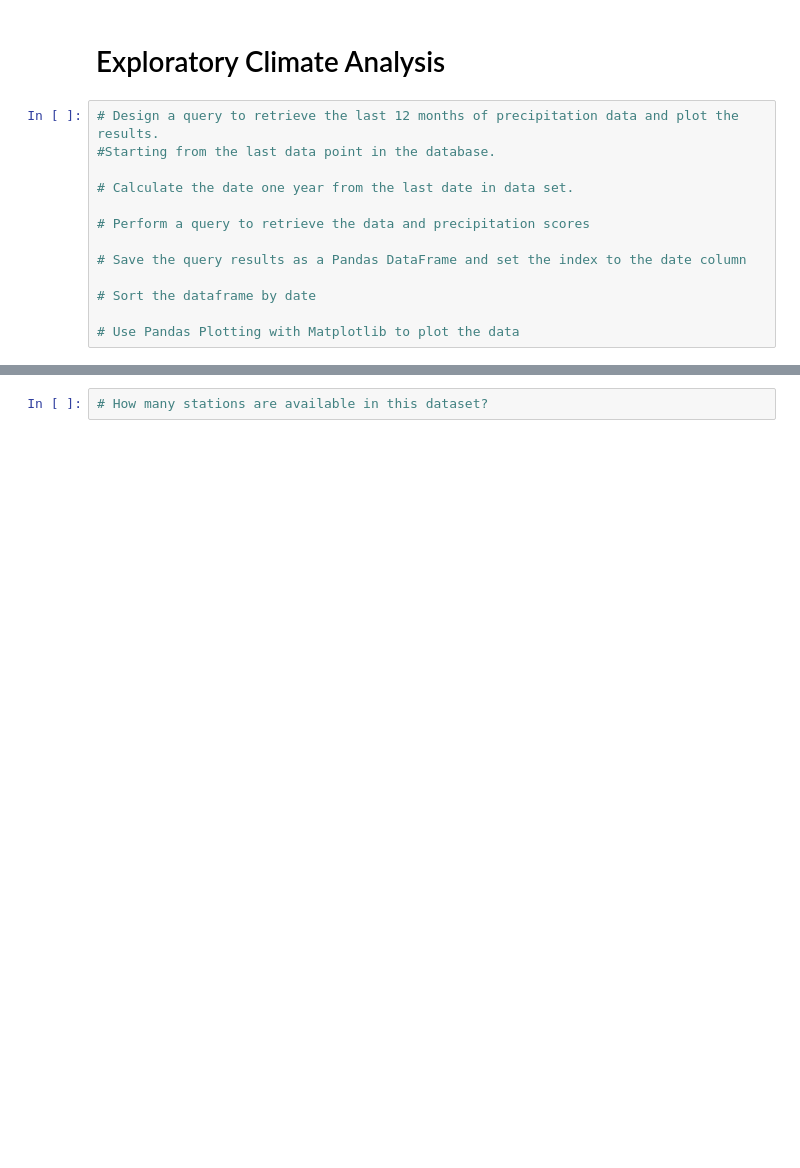
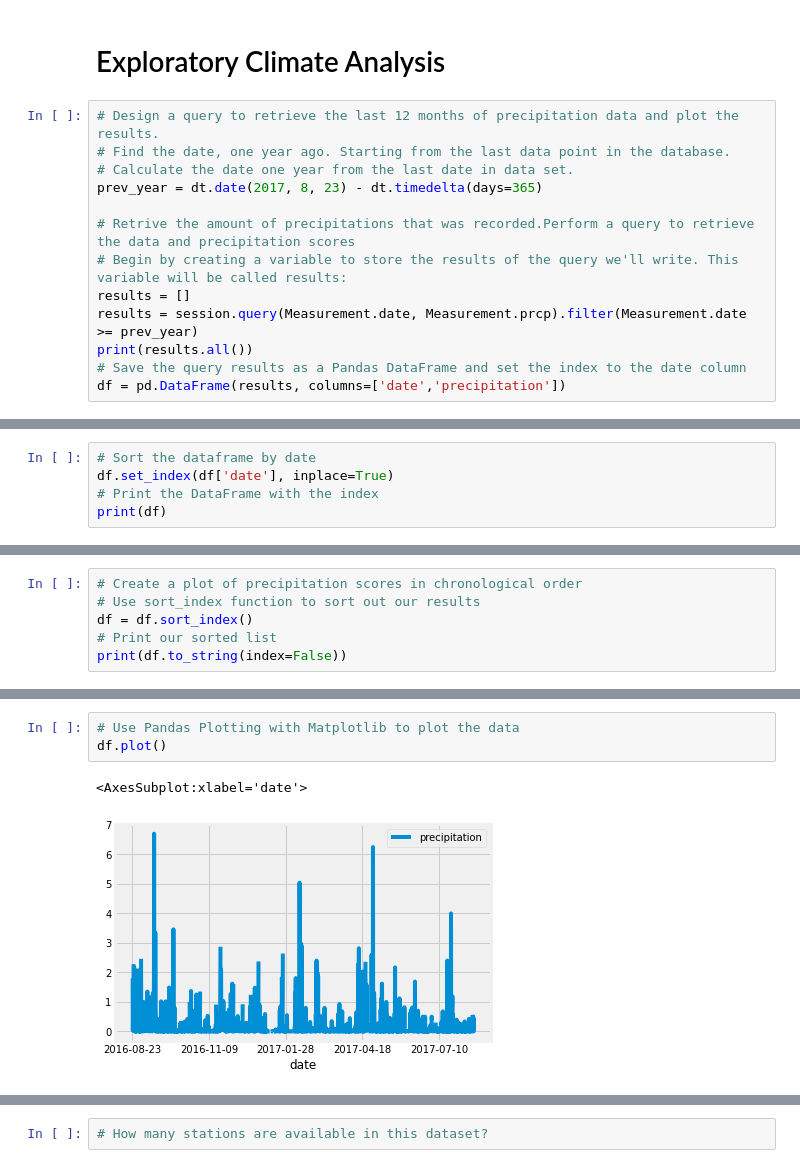
Before and after one commit to diana-arango/surfs_up, a Jupyter notebook: climate_analysis.ipynb, the cells around one changed output, grey strips where cells are left out. Saved outputs shown, nothing was run; the diff lists cells and outputs as text; blank space fills up the shorter version.

```diff
--- a/climate_analysis.ipynb
+++ b/climate_analysis.ipynb
@@ -42,14 +42,14 @@ session = Session(engine)
 # Exploratory Climate Analysis
 # %%
 # Design a query to retrieve the last 12 months of precipitation data and plot the results.
-#Starting from the last data point in the database.
+# Find the date, one year ago. Starting from the last data point in the database.
+# Calculate the date one year from the last date in data set.
+prev_year = dt.date(2017, 8, 23) - dt.timedelta(days=365)
 
-# Calculate the date one year from the last date in data set.
-
-# Perform a query to retrieve the data and precipitation scores
-
+# Retrive the amount of precipitations that was recorded.Perform a query to retrieve the data and precipitation scores
+# Begin by creating a variable to store the results of the query we'll write. This variable will be called results:
+results = []
+results = session.query(Measurement.date, Measurement.prcp).filter(Measurement.date >= prev_year)
+print(results.all())
 # Save the query results as a Pandas DataFrame and set the index to the date column
-
-# Sort the dataframe by date
-
-# Use Pandas Plotting with Matplotlib to plot the data
+df = pd.DataFrame(results, columns=['date','precipitation'])
@@ -55,0 +58,5 @@ session = Session(engine)
+# %%
+# Sort the dataframe by date
+df.set_index(df['date'], inplace=True)
+# Print the DataFrame with the index
+print(df)
@@ -55,0 +100,6 @@ session = Session(engine)
+# %%
+# Create a plot of precipitation scores in chronological order
+# Use sort_index function to sort out our results
+df = df.sort_index()
+# Print our sorted list
+print(df.to_string(index=False))
@@ -56,2 +124,8 @@ session = Session(engine)
+# %%
+# Use Pandas Plotting with Matplotlib to plot the data
+df.plot()
+# %% [output]
+<AxesSubplot:xlabel='date'>
+[figure, added]
 # %%
 # Use Pandas to calcualte the summary statistics for the precipitation data
```
Also changed, not shown: parts of 5 cells of this notebook.
